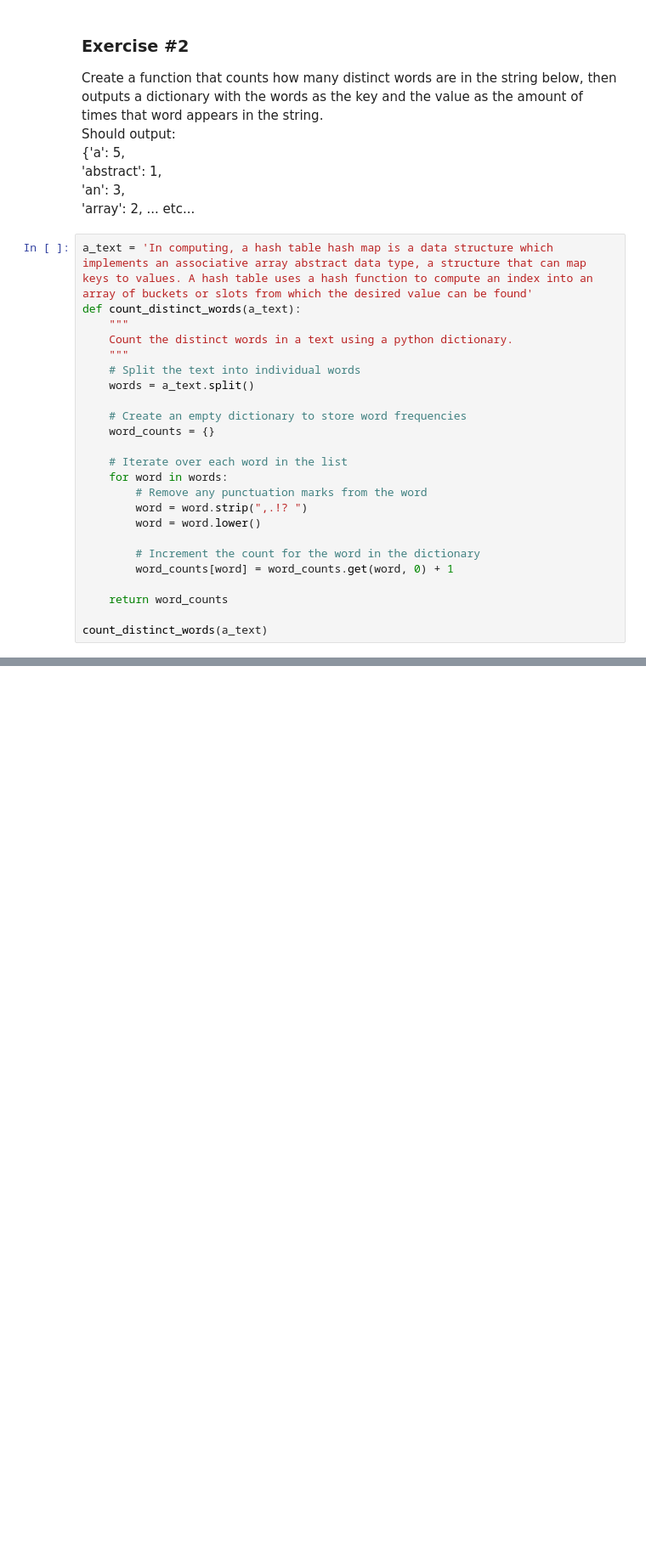
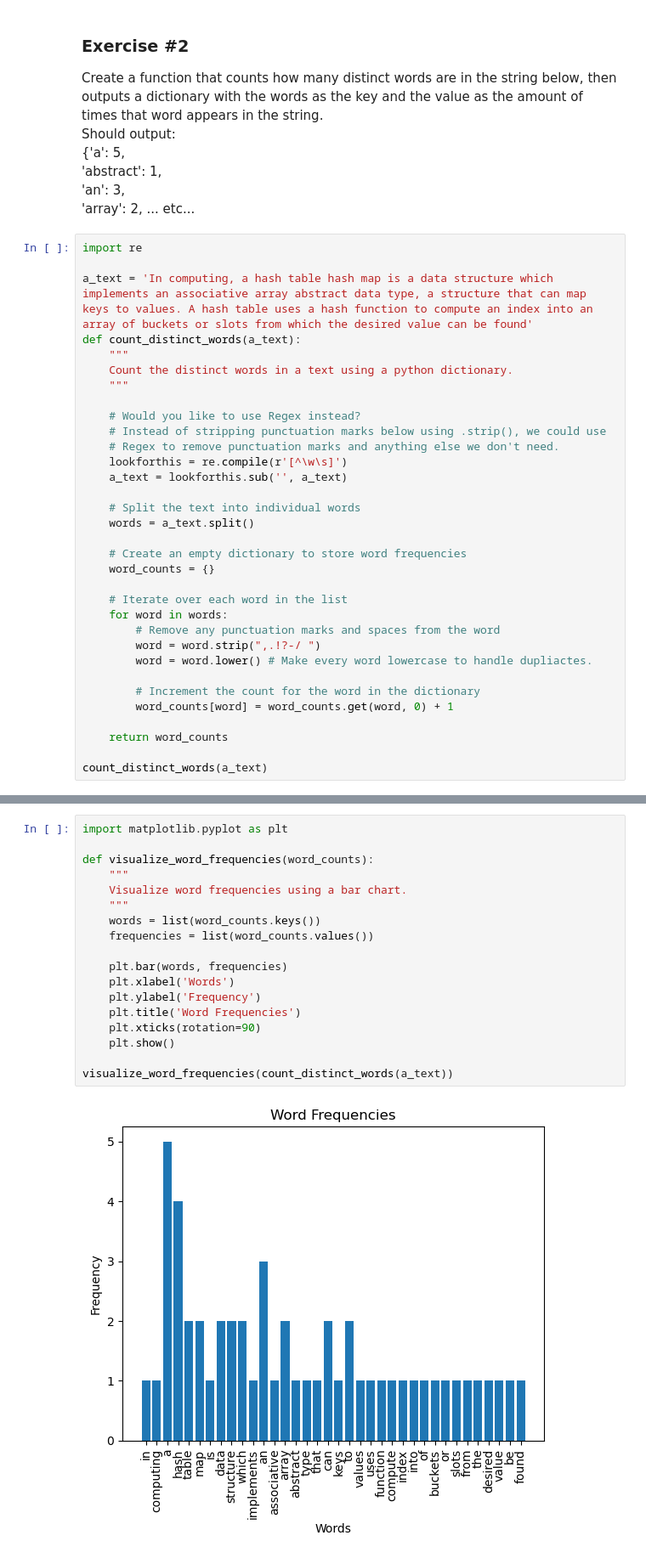
Before and after one commit to HussainAther/Week4Day2Algorithms, a Jupyter notebook: Algorithms-Rangers121-Notes.ipynb, the cells around one changed output, grey strips where cells are left out. Shown at 85% size. Drawn from its saved outputs; the diff is of its cells as text; blank space fills up the shorter version.

```diff
--- a/Algorithms-Rangers121-Notes.ipynb
+++ b/Algorithms-Rangers121-Notes.ipynb
@@ -204,11 +206,20 @@ print(words)
  'an': 3,<br>
  'array': 2, ... etc...</p>
 # %%
+import re
+
 a_text = 'In computing, a hash table hash map is a data structure which implements an associative array abstract data type, a structure that can map keys to values. A hash table uses a hash function to compute an index into an array of buckets or slots from which the desired value can be found'
 def count_distinct_words(a_text):
     """
     Count the distinct words in a text using a python dictionary.
     """
+
+    # Would you like to use Regex instead?
+    # Instead of stripping punctuation marks below using .strip(), we could use
+    # Regex to remove punctuation marks and anything else we don't need.
+    lookforthis = re.compile(r'[^\w\s]')
+    a_text = lookforthis.sub('', a_text)
+
     # Split the text into individual words
     words = a_text.split()
 
@@ -217,9 +228,9 @@ def count_distinct_words(a_text):
 
     # Iterate over each word in the list
     for word in words:
-        # Remove any punctuation marks from the word
-        word = word.strip(",.!? ")
-        word = word.lower()
+        # Remove any punctuation marks and spaces from the word
+        word = word.strip(",.!?-/ ")
+        word = word.lower() # Make every word lowercase to handle dupliactes.
 
         # Increment the count for the word in the dictionary
         word_counts[word] = word_counts.get(word, 0) + 1
@@ -245,3 +256,23 @@ count_distinct_words(a_text)
  'value': 1,
  'be': 1,
  'found': 1}
+# %%
+import matplotlib.pyplot as plt
+
+def visualize_word_frequencies(word_counts):
+    """
+    Visualize word frequencies using a bar chart.
+    """
+    words = list(word_counts.keys())
+    frequencies = list(word_counts.values())
+
+    plt.bar(words, frequencies)
+    plt.xlabel('Words')
+    plt.ylabel('Frequency')
+    plt.title('Word Frequencies')
+    plt.xticks(rotation=90)
+    plt.show()
+
+visualize_word_frequencies(count_distinct_words(a_text))
+# %% [output]
+[figure, added]
```
Also changed, not shown: parts of 4 cells of this notebook.
